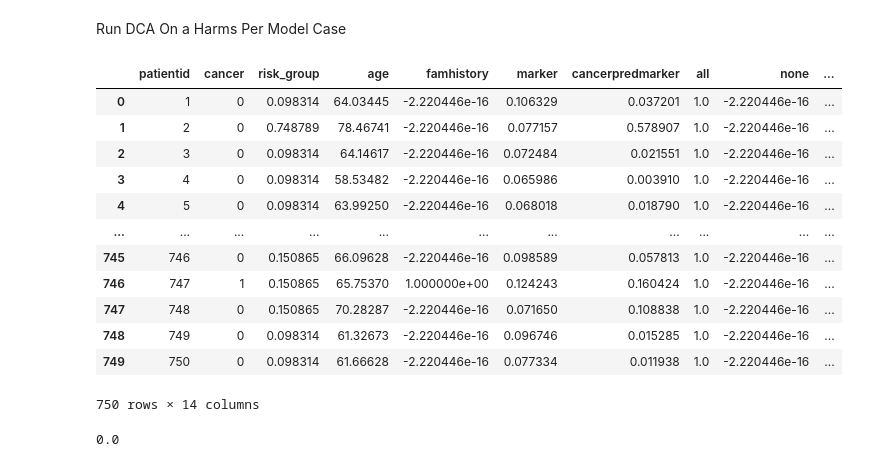
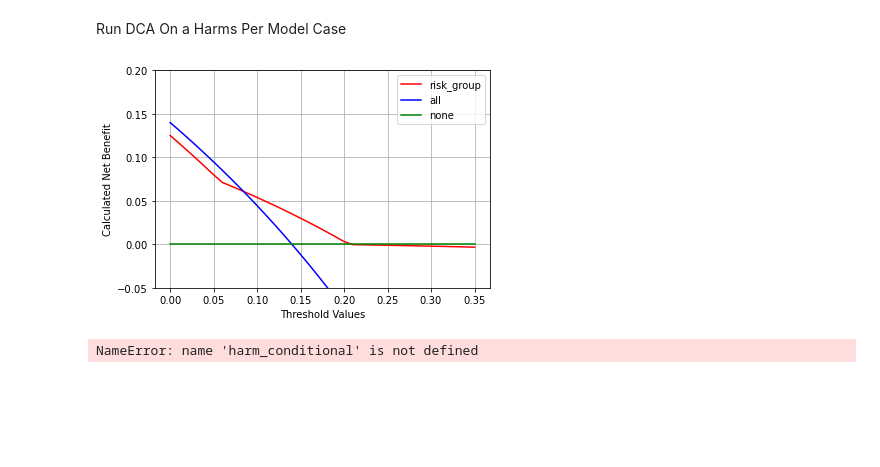
Before and after one commit to MSKCC-Epi-Bio/dcurves, a Jupyter notebook: jupyter_notebooks/dca_construction.ipynb, the cells around one changed output. Cells and saved outputs as stored; diff of their text form; code cells hidden in the pictures; blank space fills up the shorter version.

```diff
--- a/jupyter_notebooks/dca_construction.ipynb
+++ b/jupyter_notebooks/dca_construction.ipynb
@@ -266,40 +234,28 @@ Run DCA On a Harms Per Model Case
 # %%
 harm_marker = 0.0333
 df_cancer_dx
-# harm_conditional = (df_cancer_dx['risk_group'] == "intermediate").mean() * harm_marker
+harm_conditional = (df_cancer_dx['risk_group'] == "intermediate").mean() * harm_marker
 # df_cancer_dx['risk_group']
 
-# dca_harm_df = \
-#   dca(
-#       data=df_cancer_dx,
-#       outcome='cancer',
-#       modelnames=['risk_group'],
-#       models_to_prob=['risk_group'],
-#       thresholds=np.arange(0, 0.36, 0.01),
-#       harm={'risk_group': harm_conditional}
-#   )
+dca_harm_df = \
+  dca(
+      data=df_cancer_dx,
+      outcome='cancer',
+      modelnames=['risk_group'],
+      models_to_prob=['risk_group'],
+      thresholds=np.arange(0, 0.36, 0.01),
+      harm={'risk_group': harm_conditional}
+  )
 
-# plot_graphs(
-#     plot_df=dca_harm_df,
-#     graph_type='net_benefit',
-#     y_limits=[-0.05, 0.2],
-#     color_names=['red', 'blue', 'green']
-# )
+plot_graphs(
+    plot_df=dca_harm_df,
+    graph_type='net_benefit',
+    y_limits=[-0.05, 0.2],
+    color_names=['red', 'blue', 'green']
+)
 # %% [output]
-|  | patientid | cancer | risk_group | age | famhistory | marker | cancerpredmarker | all | none | ... |
-| 0 | 1 | 0 | 0.098314 | 64.03445 | -2.220446e-16 | 0.106329 | 0.037201 | 1.0 | -2.220446e-16 | ... |
-| 1 | 2 | 0 | 0.748789 | 78.46741 | -2.220446e-16 | 0.077157 | 0.578907 | 1.0 | -2.220446e-16 | ... |
-| 2 | 3 | 0 | 0.098314 | 64.14617 | -2.220446e-16 | 0.072484 | 0.021551 | 1.0 | -2.220446e-16 | ... |
-| 3 | 4 | 0 | 0.098314 | 58.53482 | -2.220446e-16 | 0.065986 | 0.003910 | 1.0 | -2.220446e-16 | ... |
-| 4 | 5 | 0 | 0.098314 | 63.99250 | -2.220446e-16 | 0.068018 | 0.018790 | 1.0 | -2.220446e-16 | ... |
-| ... | ... | ... | ... | ... | ... | ... | ... | ... | ... | ... |
-| 745 | 746 | 0 | 0.150865 | 66.09628 | -2.220446e-16 | 0.098589 | 0.057813 | 1.0 | -2.220446e-16 | ... |
-| 746 | 747 | 1 | 0.150865 | 65.75370 | 1.000000e+00 | 0.124243 | 0.160424 | 1.0 | -2.220446e-16 | ... |
-| 747 | 748 | 0 | 0.150865 | 70.28287 | -2.220446e-16 | 0.071650 | 0.108838 | 1.0 | -2.220446e-16 | ... |
-| 748 | 749 | 0 | 0.098314 | 61.32673 | -2.220446e-16 | 0.096746 | 0.015285 | 1.0 | -2.220446e-16 | ... |
-| 749 | 750 | 0 | 0.098314 | 61.66628 | -2.220446e-16 | 0.077334 | 0.011938 | 1.0 | -2.220446e-16 | ... |
-750 rows × 14 columns
+[figure, added]
 # %%
 harm_conditional
 # %% [output]
-0.0
+NameError: name 'harm_conditional' is not defined
```
Also changed, not shown: parts of 13 cells of this notebook, 3 other files.
